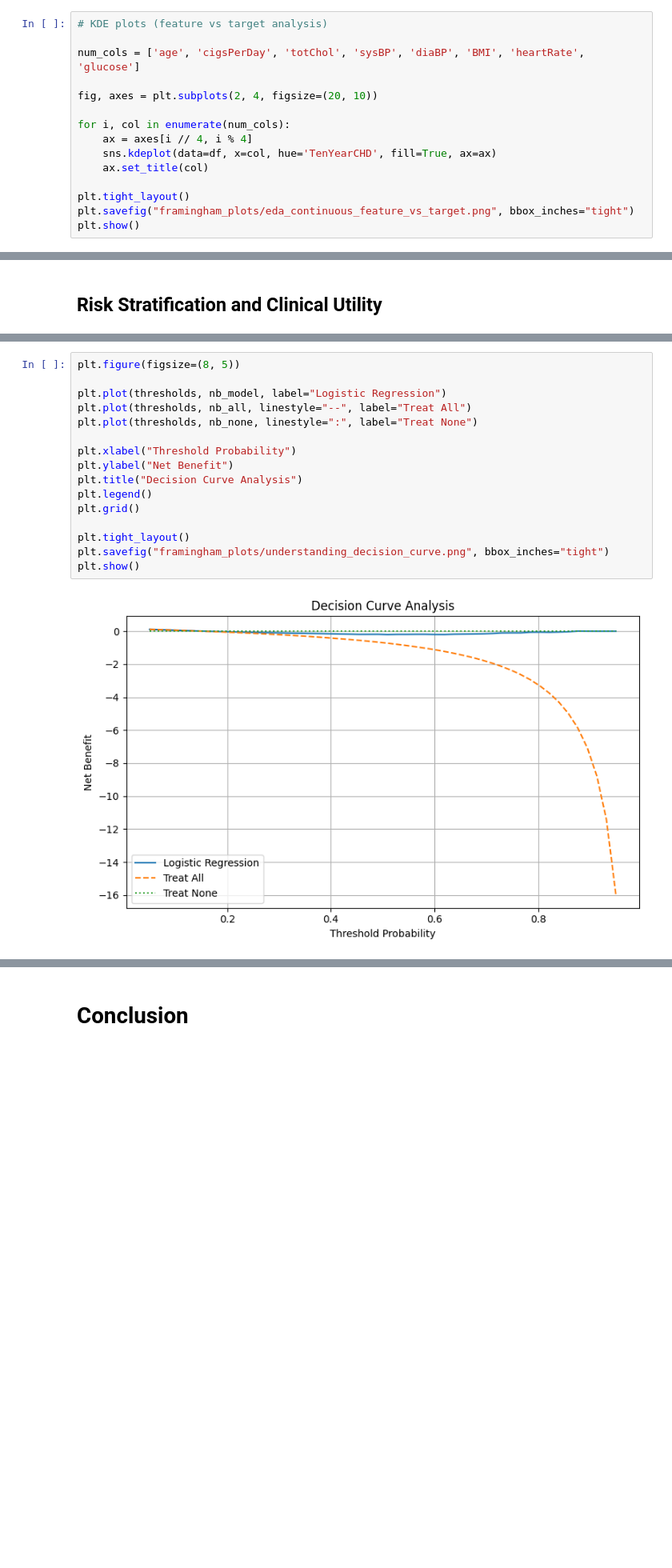
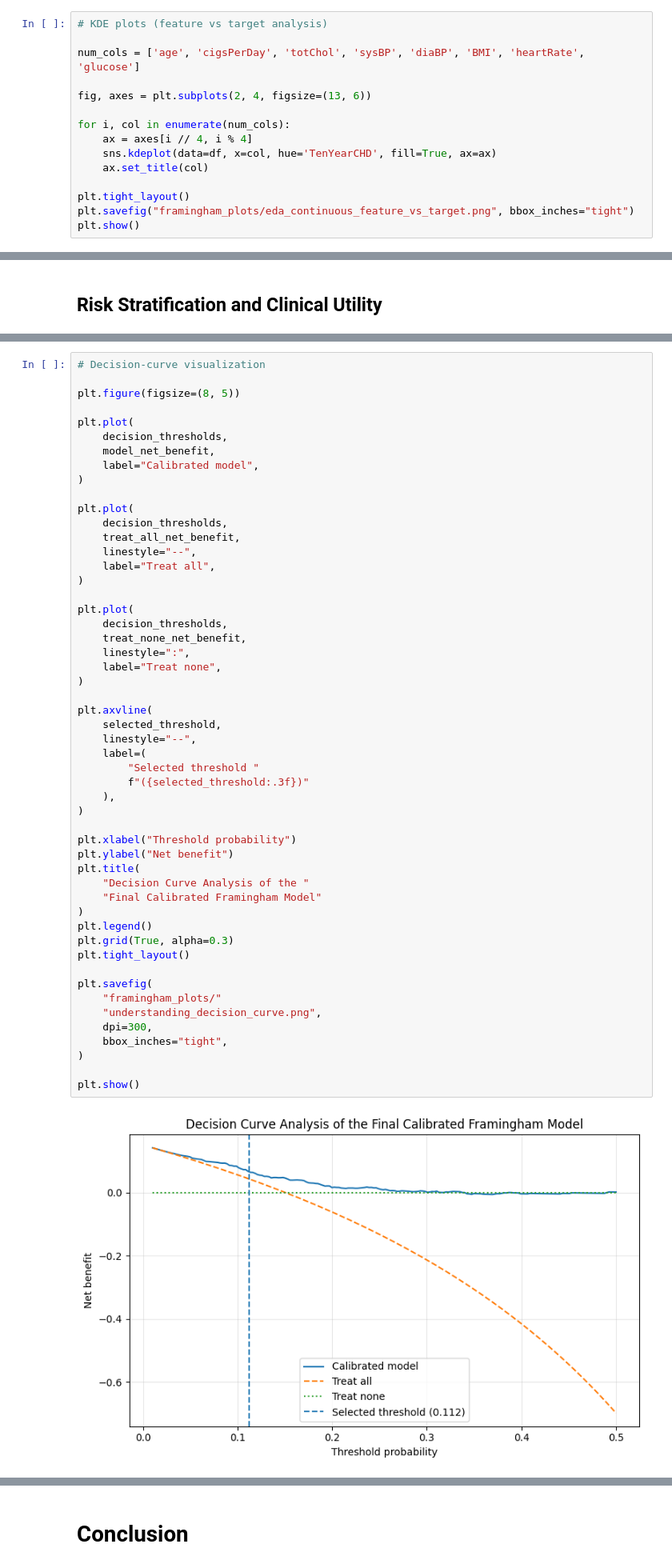
Before and after one commit to akimdavidov671/chd-prediction-dashboard, a Jupyter notebook: notebooks/framingham.ipynb, the cells around one changed output, grey strips where cells are left out. Shown at 80% size. Drawn from its saved outputs; the diff is of its cells as text; blank space fills up the shorter version.

```diff
--- a/notebooks/framingham.ipynb
+++ b/notebooks/framingham.ipynb
@@ -156,7 +156,7 @@ These differences in scale and distribution suggest that preprocessing steps suc
 
 num_cols = ['age', 'cigsPerDay', 'totChol', 'sysBP', 'diaBP', 'BMI', 'heartRate', 'glucose']
 
-fig, axes = plt.subplots(2, 4, figsize=(20, 10))
+fig, axes = plt.subplots(2, 4, figsize=(13, 6))
 
 for i, col in enumerate(num_cols):
     ax = axes[i // 4, i % 4]
@@ -2672,18 +3916,54 @@ nb_none = np.zeros_like(thresholds)
 # %%
+# Decision-curve visualization
+
 plt.figure(figsize=(8, 5))
 
-plt.plot(thresholds, nb_model, label="Logistic Regression")
-plt.plot(thresholds, nb_all, linestyle="--", label="Treat All")
-plt.plot(thresholds, nb_none, linestyle=":", label="Treat None")
+plt.plot(
+    decision_thresholds,
+    model_net_benefit,
+    label="Calibrated model",
+)
 
-plt.xlabel("Threshold Probability")
-plt.ylabel("Net Benefit")
-plt.title("Decision Curve Analysis")
+plt.plot(
+    decision_thresholds,
+    treat_all_net_benefit,
+    linestyle="--",
+    label="Treat all",
+)
+
+plt.plot(
+    decision_thresholds,
+    treat_none_net_benefit,
+    linestyle=":",
+    label="Treat none",
+)
+
+plt.axvline(
+    selected_threshold,
+    linestyle="--",
+    label=(
+        "Selected threshold "
+        f"({selected_threshold:.3f})"
+    ),
+)
+
+plt.xlabel("Threshold probability")
+plt.ylabel("Net benefit")
+plt.title(
+    "Decision Curve Analysis of the "
+    "Final Calibrated Framingham Model"
+)
 plt.legend()
-plt.grid()
+plt.grid(True, alpha=0.3)
+plt.tight_layout()
 
-plt.tight_layout()
-plt.savefig("framingham_plots/understanding_decision_curve.png", bbox_inches="tight")
+plt.savefig(
+    "framingham_plots/"
+    "understanding_decision_curve.png",
+    dpi=300,
+    bbox_inches="tight",
+)
+
 plt.show()
 # %% [output]
-[figure, old version]
+[figure, new version]
```
Also changed, not shown: parts of 49 cells of this notebook, 1 other file.
